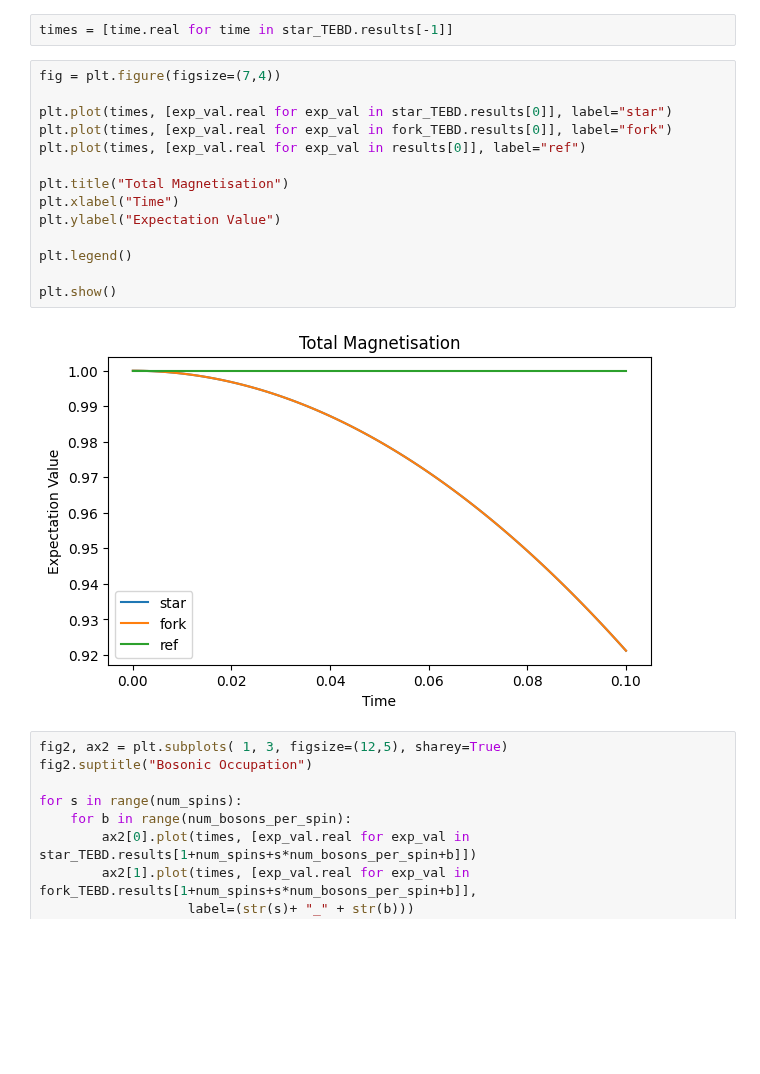
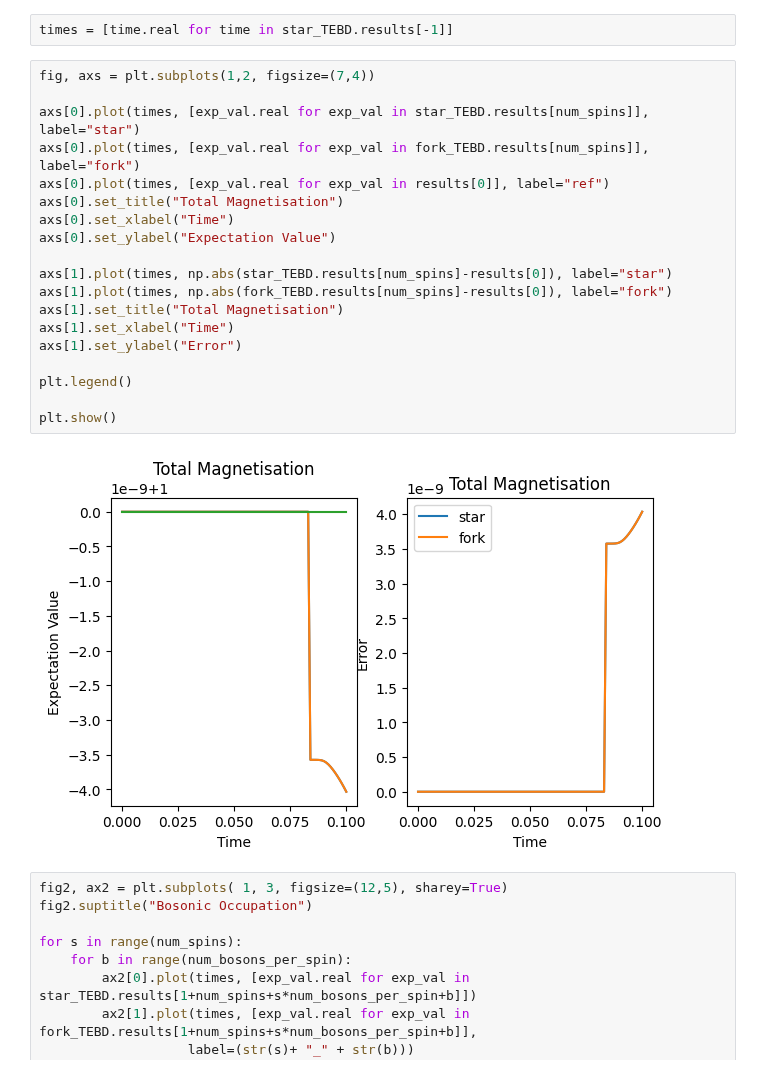
Before and after one commit to Drachier/PyTreeNet, a Jupyter notebook: example_notebooks/tebd/bosonic_tree_tebd.ipynb, the cells around one changed output. Cells and saved outputs as stored; diff of their text form; blank space fills up the shorter version.

```diff
--- a/example_notebooks/tebd/bosonic_tree_tebd.ipynb
+++ b/example_notebooks/tebd/bosonic_tree_tebd.ipynb
@@ -361,21 +361,26 @@ results.shape
 # %%
 times = [time.real for time in star_TEBD.results[-1]]
 # %%
-fig = plt.figure(figsize=(7,4))
+fig, axs = plt.subplots(1,2, figsize=(7,4))
 
-plt.plot(times, [exp_val.real for exp_val in star_TEBD.results[0]], label="star")
-plt.plot(times, [exp_val.real for exp_val in fork_TEBD.results[0]], label="fork")
-plt.plot(times, [exp_val.real for exp_val in results[0]], label="ref")
+axs[0].plot(times, [exp_val.real for exp_val in star_TEBD.results[num_spins]], label="star")
+axs[0].plot(times, [exp_val.real for exp_val in fork_TEBD.results[num_spins]], label="fork")
+axs[0].plot(times, [exp_val.real for exp_val in results[0]], label="ref")
+axs[0].set_title("Total Magnetisation")
+axs[0].set_xlabel("Time")
+axs[0].set_ylabel("Expectation Value")
 
-plt.title("Total Magnetisation")
-plt.xlabel("Time")
-plt.ylabel("Expectation Value")
+axs[1].plot(times, np.abs(star_TEBD.results[num_spins]-results[0]), label="star")
+axs[1].plot(times, np.abs(fork_TEBD.results[num_spins]-results[0]), label="fork")
+axs[1].set_title("Total Magnetisation")
+axs[1].set_xlabel("Time")
+axs[1].set_ylabel("Error")
 
 plt.legend()
 
 plt.show()
 # %% [output]
-[figure, old version]
+[figure, new version]
 # %%
 fig2, ax2 = plt.subplots( 1, 3, figsize=(12,5), sharey=True)
 fig2.suptitle("Bosonic Occupation")
```
